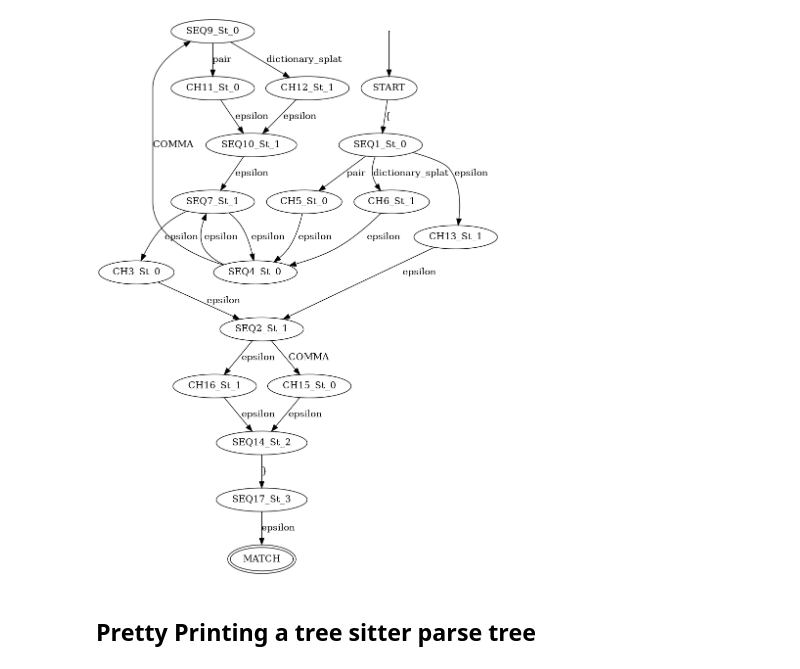
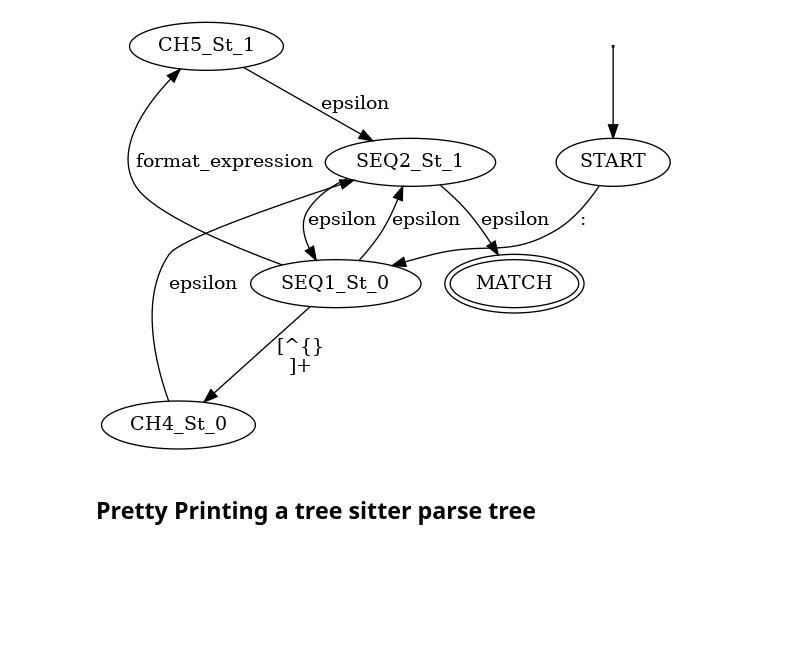
Before and after one commit to carlos-gemmell/Glasgow-NLP, a Jupyter notebook: notebooks/tree_sitter_AST.ipynb, the cells around one changed output. Drawn from its saved outputs; the diff is of its cells as text; code cells hidden in the pictures; blank space fills up the shorter version.

Commit message:
improved pretty printing and plotting

```diff
--- a/notebooks/tree_sitter_AST.ipynb
+++ b/notebooks/tree_sitter_AST.ipynb
@@ -10,9 +10,9 @@ import autopep8
 with open("src/tree-sitter/tree-sitter-python/src/grammar.json", "r") as grammar_file:
     python_grammar = json.load(grammar_file)
 # %%
-node_NFA = Tree_Sitter_ENFA("dictionary", python_grammar)
+node_NFA = Tree_Sitter_ENFA("format_specifier", python_grammar)
 node_NFA.plot_dot()
 # %% [output]
-[figure, old version]
+[figure, new version]
 # %% [markdown]
 ## Pretty Printing a tree sitter parse tree
```
Also changed, not shown: parts of 5 cells of this notebook, 1 other file.
